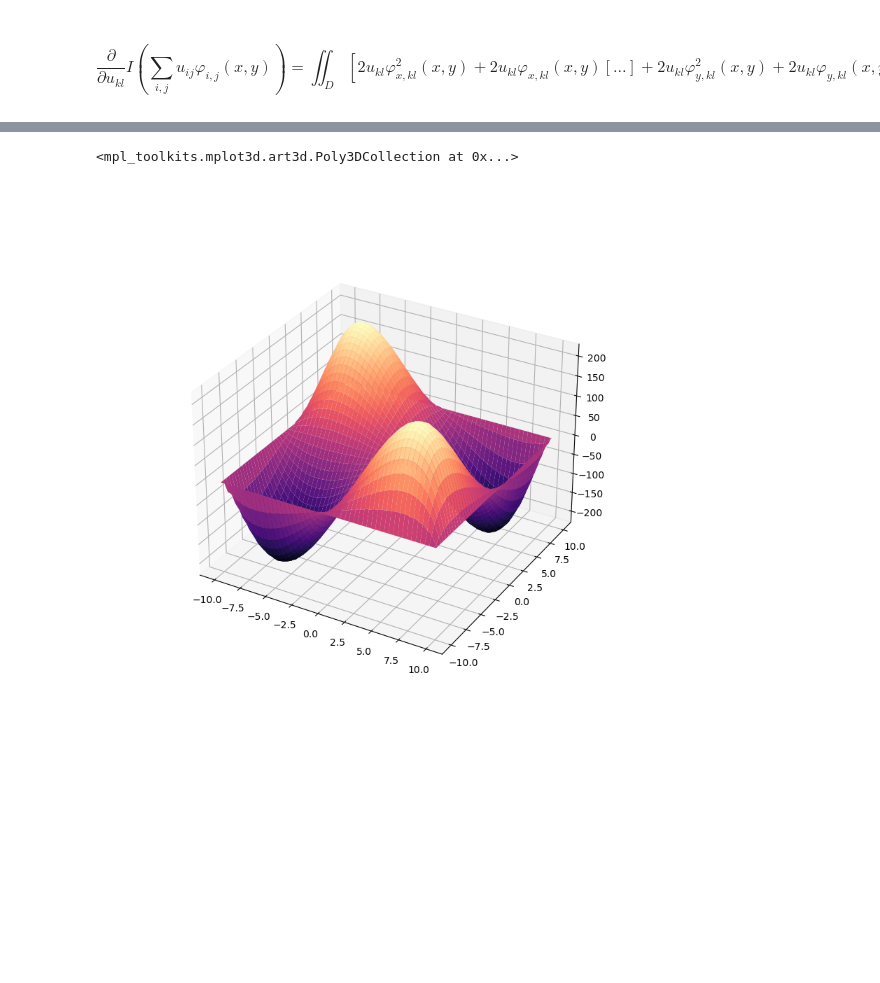
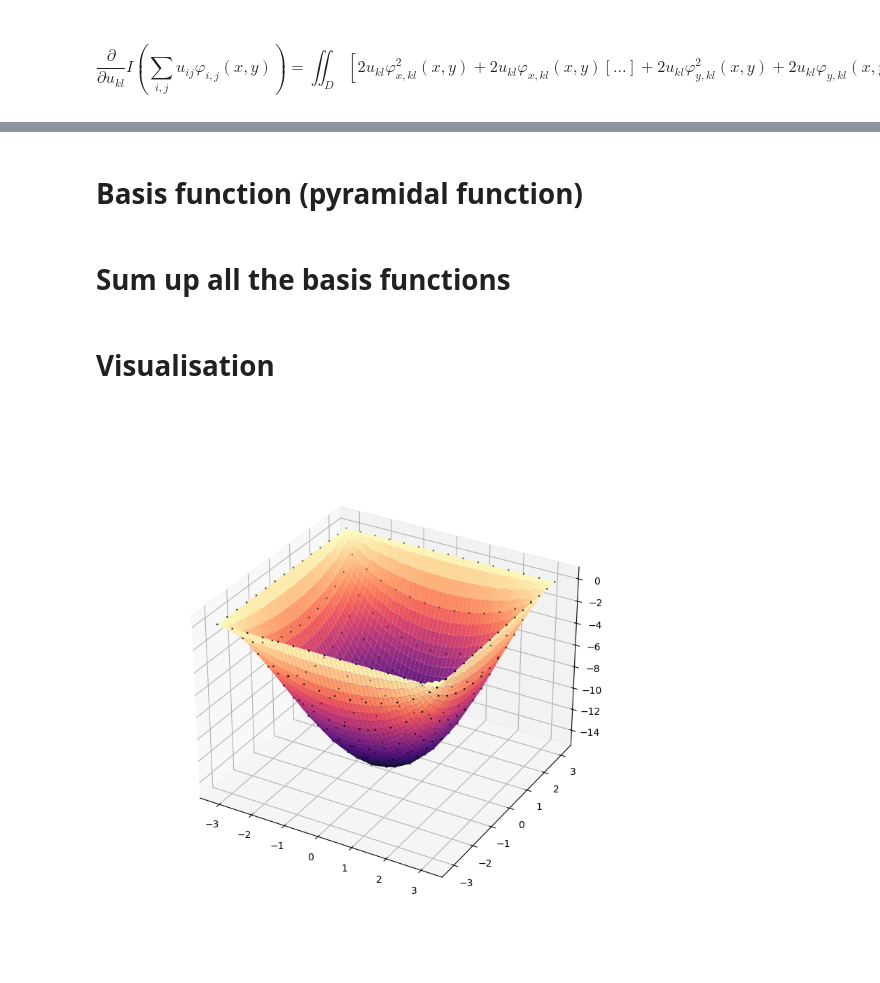
Before and after one commit to kamosevoyan/Diploma_work, a Jupyter notebook: Variation_solution_method.ipynb, the cells around one changed output, grey strips where cells are left out. Cells and saved outputs as stored; diff of their text form; code cells hidden in the pictures; blank space fills up the shorter version.

```diff
--- a/Variation_solution_method.ipynb
+++ b/Variation_solution_method.ipynb
@@ -30,3 +38,3 @@ import matplotlib.pyplot as plt
 # %%
 def f(x, y):
-    return x*y
+    return 2*torch.ones_like(x)
@@ -33,2 +43,2 @@ def f(x, y):
 # %%
-n_points = 30
+n_points = 15
@@ -35,5 +47,7 @@ n_points = 30
 # %%
-grid = torch.linspace(-10, 10, n_points)
+grid = torch.linspace(-torch.pi, torch.pi, n_points)
 grid_x, grid_y = torch.meshgrid(grid, grid, indexing="ij")
 grid_z = f(grid_x, grid_y)
 h_1=h_2=grid[1]-grid[0]
+b = -grid_z.reshape(-1)
+matrix = torch.zeros(n_points**2, n_points**2)
@@ -147,2 +94,4 @@ u = u.reshape(n_points, n_points)
+# %% [markdown]
+# Basis function (pyramidal function)
 # %%
 def phi(X, Y, h1, h2, i, j, n_x, n_y):
@@ -180,4 +118,6 @@ def phi(X, Y, h1, h2, i, j, n_x, n_y):
     return tmp
+# %% [markdown]
+# Sum up all the basis functions
 # %%
 t = torch.linspace(grid[0], grid[-1], 100)
 xx, yy, = torch.meshgrid(t, t, indexing="ij")
@@ -187,12 +125,14 @@ zz = torch.zeros_like(xx)
 for i in range(n_points):
     for j in range(n_points):
         zz += phi(t, t, h_1, h_2, i, j, 100, 100)*u[i][j]
+# %% [markdown]
+# Visualisation
 # %%
 %matplotlib widget
 fig = plt.figure(figsize=(8, 8))
 ax = plt.axes(projection='3d')
 ax.plot_surface(xx, yy, zz, cmap="magma")
-#ax.scatter(grid_x, grid_y, u, color="red", s=100)
+ax.scatter(grid_x, grid_y, u, color="black", s=1)
+plt.show()
 # %% [output]
-<mpl_toolkits.mplot3d.art3d.Poly3DCollection at 0x...>
-[figure, old version]
+[figure, new version]
```
Also changed, not shown: parts of 21 cells of this notebook, 2 other files.
